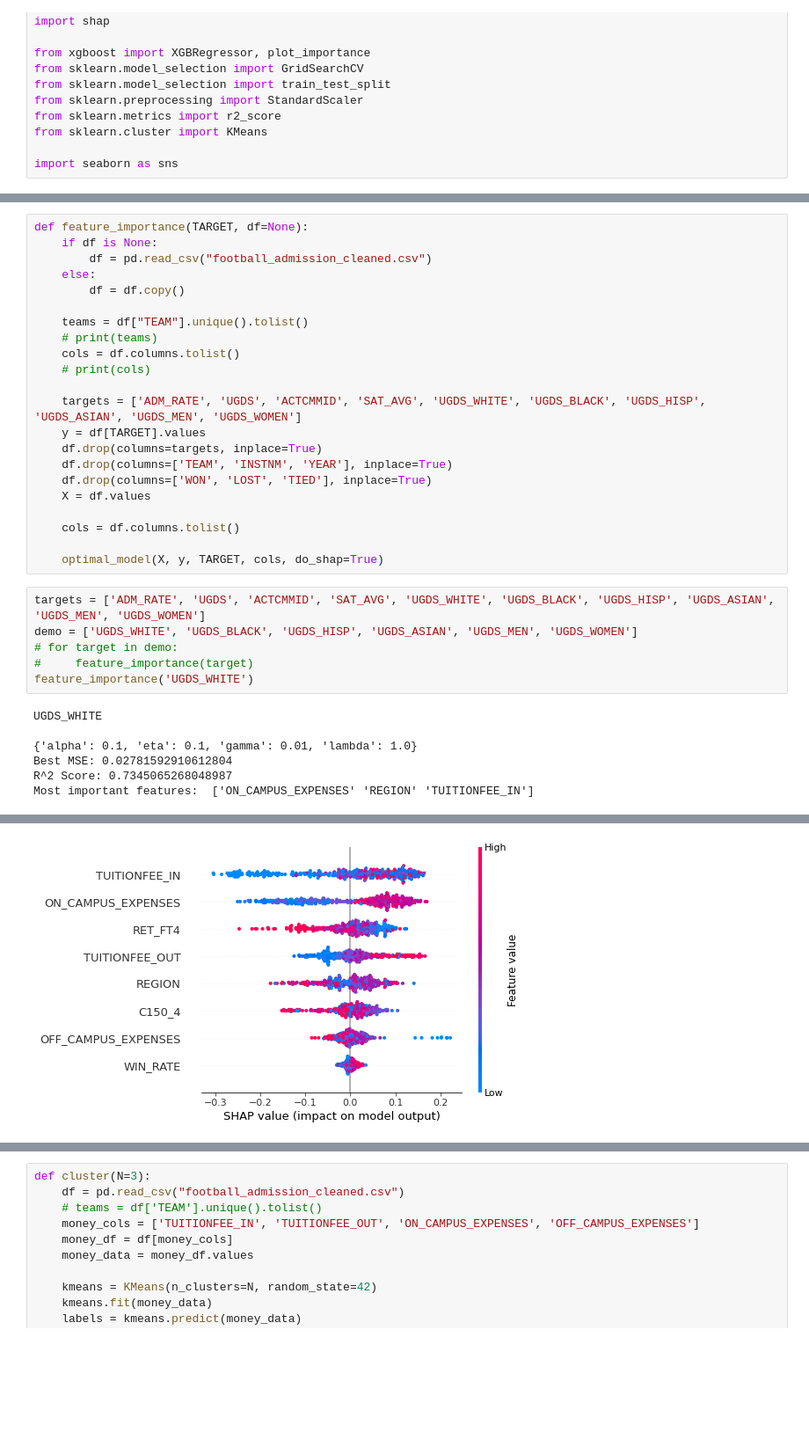
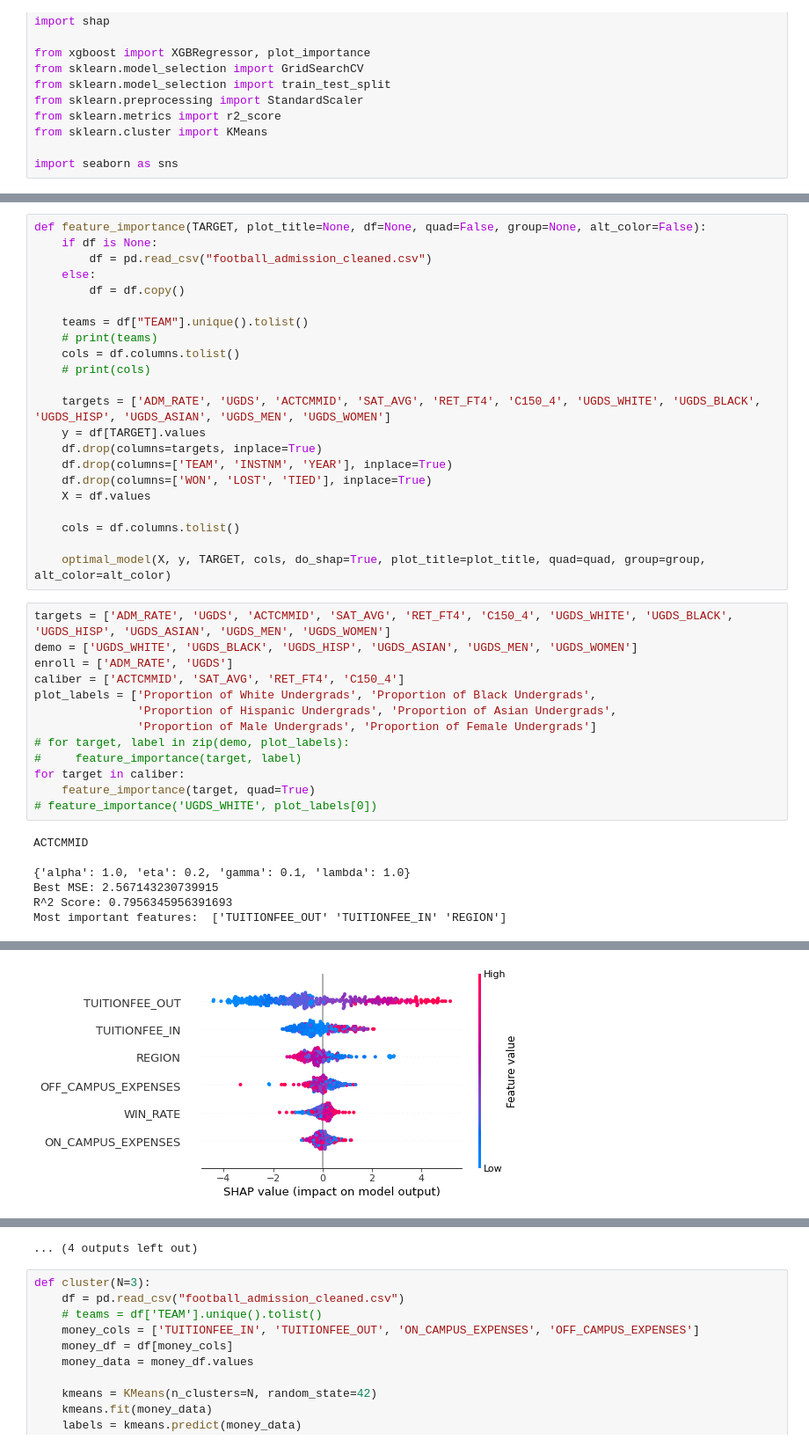
Before and after one commit to jpatrickb/football-to-admissions, a Jupyter notebook: xgboost.ipynb, the cells around one changed output, grey strips where cells are left out. Shown at 88% size. Saved outputs shown, nothing was run; the diff lists cells and outputs as text; blank space fills up the shorter version.

Commit message:
cost clustered plots

```diff
--- a/xgboost.ipynb
+++ b/xgboost.ipynb
@@ -96,7 +99,7 @@ def optimal_model(X, y, title, features=None, do_shap=False):
         # plt.figure()
         # shap.dependence_plot(index[0], shap_values.values, X_test, feature_names=features)
 # %%
-def feature_importance(TARGET, df=None):
+def feature_importance(TARGET, plot_title=None, df=None, quad=False, group=None, alt_color=False):
     if df is None:
         df = pd.read_csv("football_admission_cleaned.csv")
     else:
@@ -107,7 +110,7 @@ def feature_importance(TARGET, df=None):
     cols = df.columns.tolist()
     # print(cols)
 
-    targets = ['ADM_RATE', 'UGDS', 'ACTCMMID', 'SAT_AVG', 'UGDS_WHITE', 'UGDS_BLACK', 'UGDS_HISP', 'UGDS_ASIAN', 'UGDS_MEN', 'UGDS_WOMEN']
+    targets = ['ADM_RATE', 'UGDS', 'ACTCMMID', 'SAT_AVG', 'RET_FT4', 'C150_4', 'UGDS_WHITE', 'UGDS_BLACK', 'UGDS_HISP', 'UGDS_ASIAN', 'UGDS_MEN', 'UGDS_WOMEN']
     y = df[TARGET].values
     df.drop(columns=targets, inplace=True)
     df.drop(columns=['TEAM', 'INSTNM', 'YEAR'], inplace=True)
@@ -116,17 +119,24 @@ def feature_importance(TARGET, df=None):
 
     cols = df.columns.tolist()
 
-    optimal_model(X, y, TARGET, cols, do_shap=True)
+    optimal_model(X, y, TARGET, cols, do_shap=True, plot_title=plot_title, quad=quad, group=group, alt_color=alt_color)
 # %%
-targets = ['ADM_RATE', 'UGDS', 'ACTCMMID', 'SAT_AVG', 'UGDS_WHITE', 'UGDS_BLACK', 'UGDS_HISP', 'UGDS_ASIAN', 'UGDS_MEN', 'UGDS_WOMEN']
+targets = ['ADM_RATE', 'UGDS', 'ACTCMMID', 'SAT_AVG', 'RET_FT4', 'C150_4', 'UGDS_WHITE', 'UGDS_BLACK', 'UGDS_HISP', 'UGDS_ASIAN', 'UGDS_MEN', 'UGDS_WOMEN']
 demo = ['UGDS_WHITE', 'UGDS_BLACK', 'UGDS_HISP', 'UGDS_ASIAN', 'UGDS_MEN', 'UGDS_WOMEN']
-# for target in demo:
-#     feature_importance(target)
-feature_importance('UGDS_WHITE')
+enroll = ['ADM_RATE', 'UGDS']
+caliber = ['ACTCMMID', 'SAT_AVG', 'RET_FT4', 'C150_4']
+plot_labels = ['Proportion of White Undergrads', 'Proportion of Black Undergrads',
+               'Proportion of Hispanic Undergrads', 'Proportion of Asian Undergrads',
+               'Proportion of Male Undergrads', 'Proportion of Female Undergrads']
+# for target, label in zip(demo, plot_labels):
+#     feature_importance(target, label)
+for target in caliber:
+    feature_importance(target, quad=True)
+# feature_importance('UGDS_WHITE', plot_labels[0])
 # %% [output]
-UGDS_WHITE
+ACTCMMID
 
-{'alpha': 0.1, 'eta': 0.1, 'gamma': 0.01, 'lambda': 1.0}
-Best MSE: 0.02781592910612804
-R^2 Score: 0.7345065268048987
-Most important features:  ['ON_CAMPUS_EXPENSES' 'REGION' 'TUITIONFEE_IN']
+{'alpha': 1.0, 'eta': 0.2, 'gamma': 0.1, 'lambda': 1.0}
+Best MSE: 2.567143230739915
+R^2 Score: 0.7956345956391693
+Most important features:  ['TUITIONFEE_OUT' 'TUITIONFEE_IN' 'REGION']
@@ -134 +144 @@ Most important features:  ['ON_CAMPUS_EXPENSES' 'REGION' 'TUITIONFEE_IN']
-[figure, old version]
+[figure, new version]
@@ -136,3 +164,4 @@ Most important features:  ['ON_CAMPUS_EXPENSES' 'REGION' 'TUITIONFEE_IN']
+... (4 outputs left out)
 # %%
 def cluster(N=3):
     df = pd.read_csv("football_admission_cleaned.csv")
```
Also changed, not shown: parts of 3 cells of this notebook, 24 other files.
